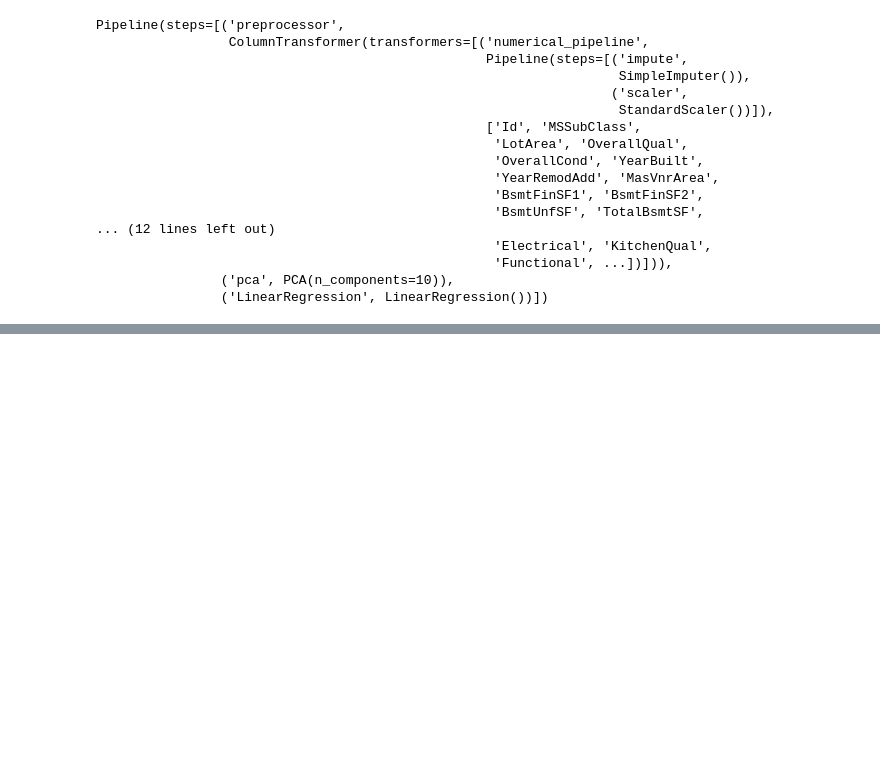
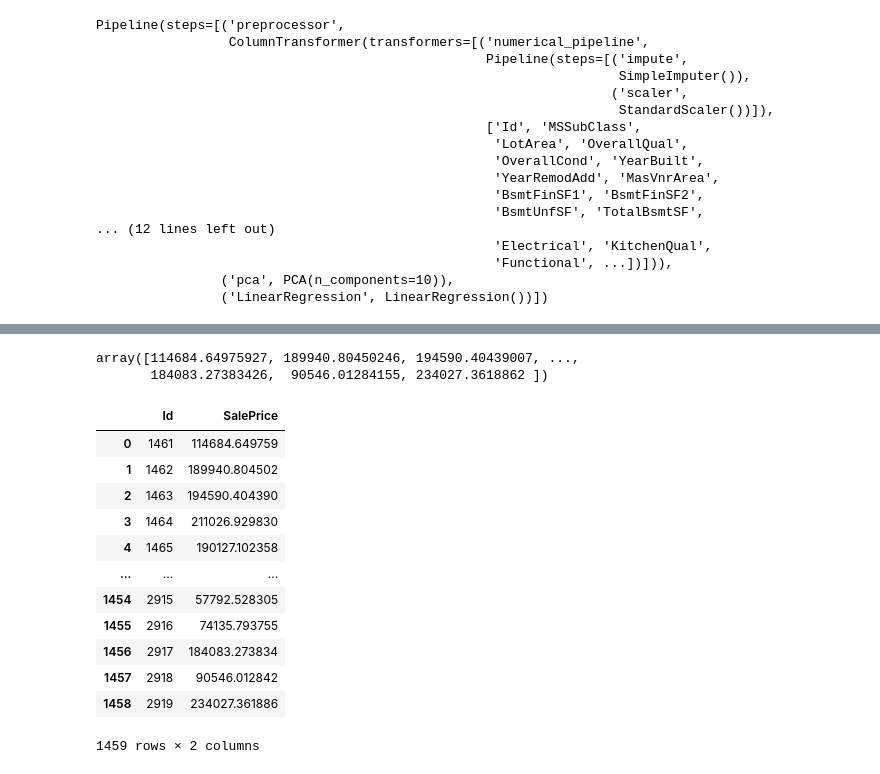
Before and after one commit to varunmuchanapally/kaggle-practice, a Jupyter notebook: house_prices.ipynb, the cells around one changed output, grey strips where cells are left out. Drawn from its saved outputs; the diff is of its cells as text; code cells hidden in the pictures; blank space fills up the shorter version.

```diff
--- a/house_prices.ipynb
+++ b/house_prices.ipynb
@@ -308,0 +309,27 @@ model_pipeline.score(X_test, y_test)
+# %%
+test_data = pd.read_csv("./sample_data/test.csv")
+# %%
+lg_pred = model_pipeline.predict(test_data)
+# %%
+lg_pred
+# %% [output]
+array([114684.64975927, 189940.80450246, 194590.40439007, ...,
+       184083.27383426,  90546.01284155, 234027.3618862 ])
+# %%
+lg_df = pd.DataFrame({"Id":test_data["Id"].values, "SalePrice":lg_pred})
+# %%
+lg_df
+# %% [output]
+|  | Id | SalePrice |
+| 0 | 1461 | 114684.649759 |
+| 1 | 1462 | 189940.804502 |
+| 2 | 1463 | 194590.404390 |
+| 3 | 1464 | 211026.929830 |
+| 4 | 1465 | 190127.102358 |
+| ... | ... | ... |
+| 1454 | 2915 | 57792.528305 |
+| 1455 | 2916 | 74135.793755 |
+| 1456 | 2917 | 184083.273834 |
+| 1457 | 2918 | 90546.012842 |
+| 1458 | 2919 | 234027.361886 |
+1459 rows × 2 columns
```
Also changed, not shown: parts of 9 cells of this notebook.
